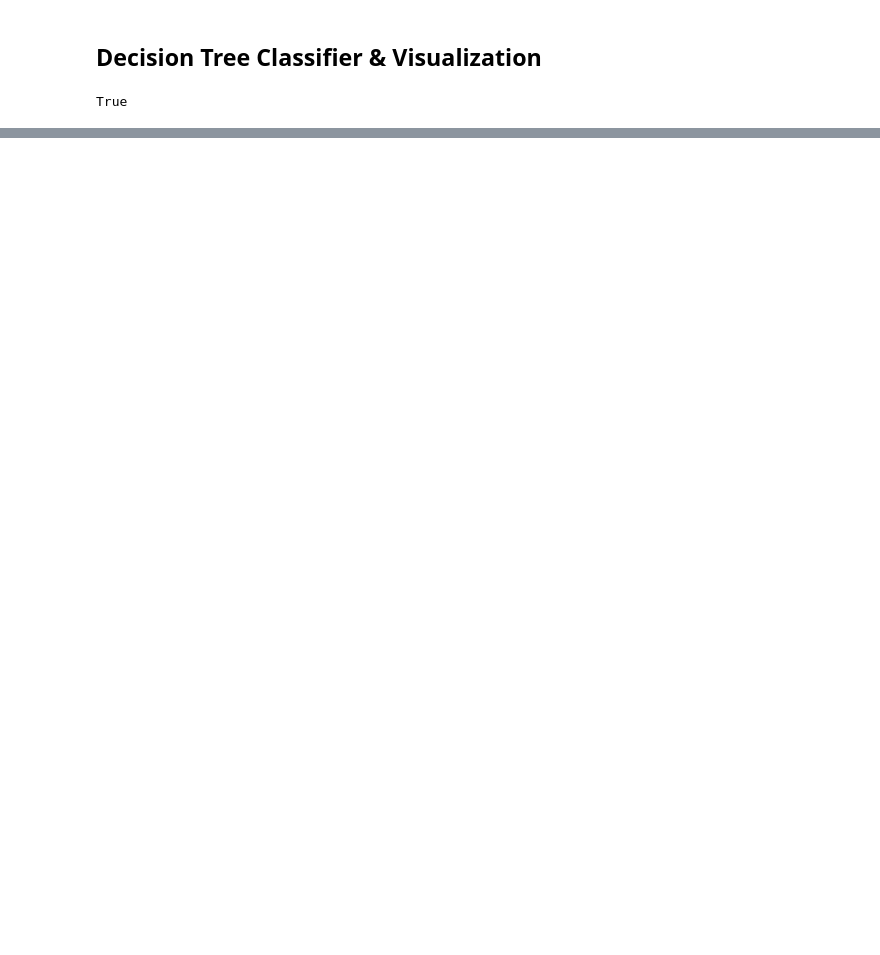
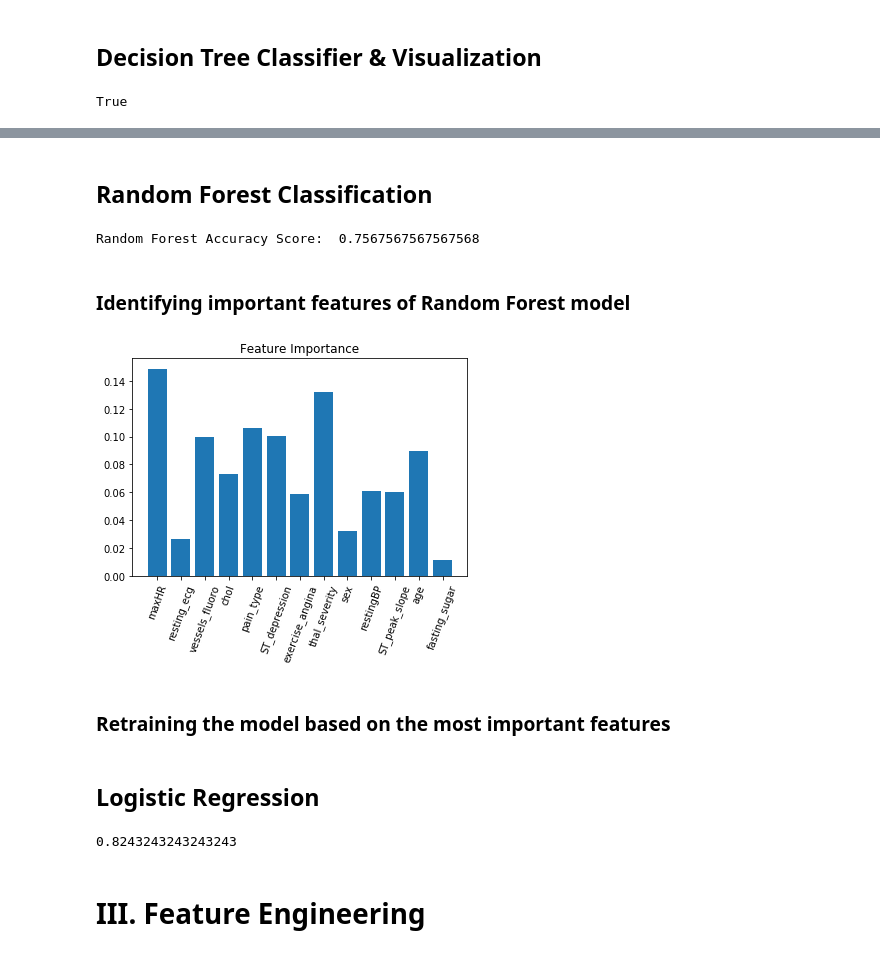
Before and after one commit to ljsauer/LaunchCode, a Jupyter notebook: Final Project - Model/Heart_Disease_Model.ipynb, the cells around one changed output, grey strips where cells are left out. Saved outputs shown, nothing was run; the diff lists cells and outputs as text; code cells hidden in the pictures; blank space fills up the shorter version.

```diff
--- a/Final Project - Model/Heart_Disease_Model.ipynb
+++ b/Final Project - Model/Heart_Disease_Model.ipynb
@@ -357,3 +69,45 @@ graph.write_png("decision_tree.png")
 True
 # %% [markdown]
 ![Decision Tree Visualization](decision_tree.png)
+# %% [markdown]
+## Random Forest Classification
+# %%
+from sklearn.ensemble import RandomForestClassifier
+
+randomforest = RandomForestClassifier(n_estimators = 1000, random_state = 1)
+randomforest.fit(X_train, y_train)
+
+acc = randomforest.score(X_test, y_test)
+
+print("Random Forest Accuracy Score: ", acc)
+# %% [output]
+Random Forest Accuracy Score:  0.7567567567567568
+# %% [markdown]
+### Identifying important features of Random Forest model
+# %%
+features = heart.drop(columns='heart_disease')
+target = heart.heart_disease
+
+randomforest = RandomForestClassifier(random_state=0, n_jobs=-1)
+
+model = randomforest.fit(features, target)
+
+# Calculate importances
+importances = model.feature_importances_
+
+# Sort importances in descending order
+indices = np.argsort(importances[::-1])
+
+# Rearrange features so they match the sorted features
+names = [heart.columns[i] for i in indices]
+
+# Plot
+plt.figure()
+plt.title("Feature Importance")
+plt.bar(range(features.shape[1]), importances[indices])
+plt.xticks(range(features.shape[1]), names, rotation=70)
+plt.show()
+# %% [output]
+[figure, added]
+# %% [markdown]
+### Retraining the model based on the most important features
@@ -359,0 +122,19 @@ True
+# %% [markdown]
+## Logistic Regression
+# %%
+from sklearn.linear_model import LogisticRegression
+
+X = heart.drop(columns='heart_disease')
+y = heart.heart_disease
+
+X_train, X_test, y_train, y_test = train_test_split(X, y)
+
+logreg = LogisticRegression()
+
+logreg.fit(X_train, y_train)
+
+logreg.score(X_test, y_test)
+# %% [output]
+0.8243243243243243
+# %% [markdown]
+# III. Feature Engineering
```
Also changed, not shown: parts of 46 cells of this notebook.
